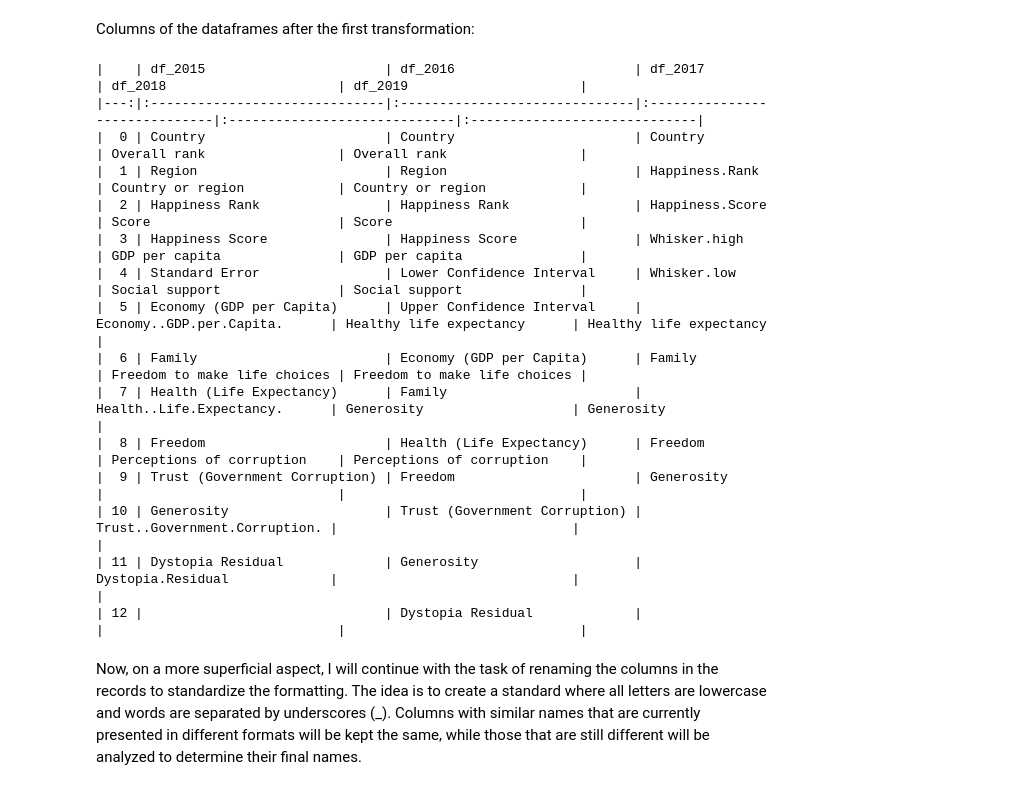
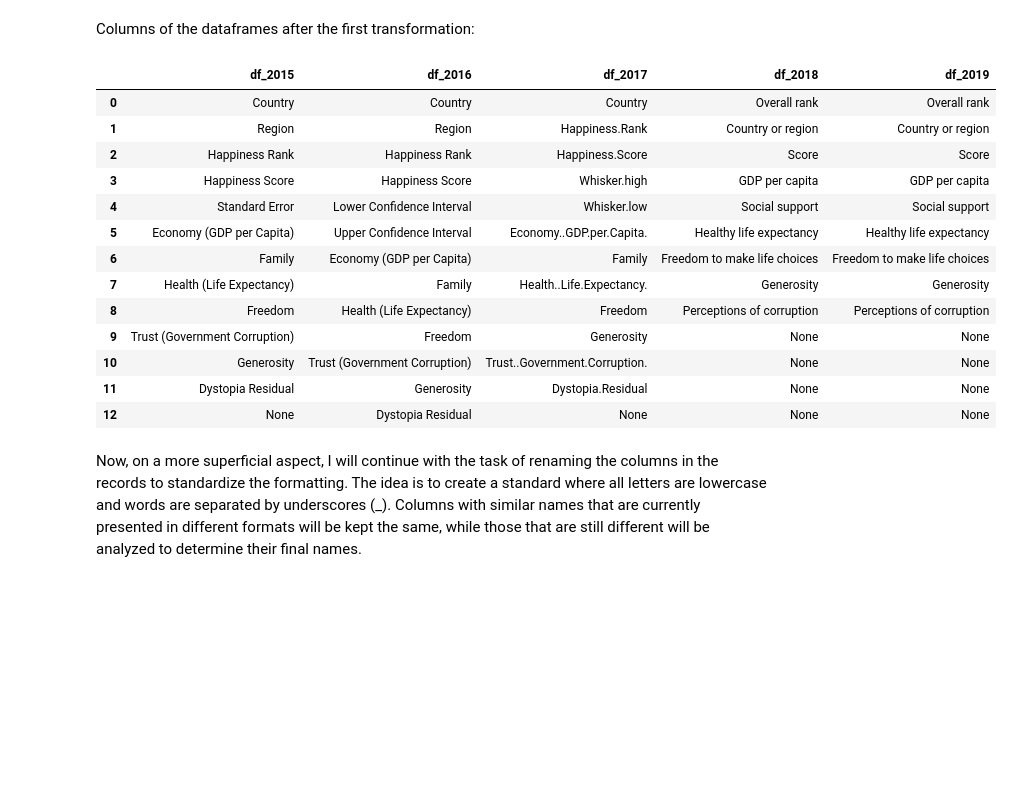
Before and after one commit to xilenAtenea/workshop003_etl, a Jupyter notebook: main/EDA.ipynb, the cells around one changed output. Cells and saved outputs as stored; diff of their text form; code cells hidden in the pictures; blank space fills up the shorter version.

Commit message:
Fixing EDA outputs

```diff
--- a/main/EDA.ipynb
+++ b/main/EDA.ipynb
@@ -222,36 +212,35 @@ Columns of the dataframes after the first transformation:
 # %%
 dataframes = {
     'df_2015': df_2015,
     'df_2016': df_2016,
     'df_2017': df_2017,
     'df_2018': df_2018,
     'df_2019': df_2019
 }
 
 columns_df=get_columns_compare(dataframes)
 
 # columns_compare = tabulate(columns_df, headers='keys', tablefmt='pretty', showindex=False)
 # print(columns_compare)
 
 # Enhancing the output for a more organized repository appearance.
-markdown_table = columns_df.to_markdown()
-print(markdown_table)
+# If you want a nicer output I invite you to uncomment the subsequent lines that print the output with tabulate.
+columns_df
 # %% [output]
-|    | df_2015                       | df_2016                       | df_2017                       | df_2018                      | df_2019                      |
-|---:|:------------------------------|:------------------------------|:------------------------------|:-----------------------------|:-----------------------------|
-|  0 | Country                       | Country                       | Country                       | Overall rank                 | Overall rank                 |
-|  1 | Region                        | Region                        | Happiness.Rank                | Country or region            | Country or region            |
-|  2 | Happiness Rank                | Happiness Rank                | Happiness.Score               | Score                        | Score                        |
-|  3 | Happiness Score               | Happiness Score               | Whisker.high                  | GDP per capita               | GDP per capita               |
-|  4 | Standard Error                | Lower Confidence Interval     | Whisker.low                   | Social support               | Social support               |
-|  5 | Economy (GDP per Capita)      | Upper Confidence Interval     | Economy..GDP.per.Capita.      | Healthy life expectancy      | Healthy life expectancy      |
-|  6 | Family                        | Economy (GDP per Capita)      | Family                        | Freedom to make life choices | Freedom to make life choices |
-|  7 | Health (Life Expectancy)      | Family                        | Health..Life.Expectancy.      | Generosity                   | Generosity                   |
-|  8 | Freedom                       | Health (Life Expectancy)      | Freedom                       | Perceptions of corruption    | Perceptions of corruption    |
-|  9 | Trust (Government Corruption) | Freedom                       | Generosity                    |                              |                              |
-| 10 | Generosity                    | Trust (Government Corruption) | Trust..Government.Corruption. |                              |                              |
-| 11 | Dystopia Residual             | Generosity                    | Dystopia.Residual             |                              |                              |
-| 12 |                               | Dystopia Residual             |                               |                              |                              |
+|  | df_2015 | df_2016 | df_2017 | df_2018 | df_2019 |
+| 0 | Country | Country | Country | Overall rank | Overall rank |
+| 1 | Region | Region | Happiness.Rank | Country or region | Country or region |
+| 2 | Happiness Rank | Happiness Rank | Happiness.Score | Score | Score |
+| 3 | Happiness Score | Happiness Score | Whisker.high | GDP per capita | GDP per capita |
+| 4 | Standard Error | Lower Confidence Interval | Whisker.low | Social support | Social support |
+| 5 | Economy (GDP per Capita) | Upper Confidence Interval | Economy..GDP.per.Capita. | Healthy life expectancy | Healthy life expectancy |
+| 6 | Family | Economy (GDP per Capita) | Family | Freedom to make life choices | Freedom to make life choices |
+| 7 | Health (Life Expectancy) | Family | Health..Life.Expectancy. | Generosity | Generosity |
+| 8 | Freedom | Health (Life Expectancy) | Freedom | Perceptions of corruption | Perceptions of corruption |
+| 9 | Trust (Government Corruption) | Freedom | Generosity | None | None |
+| 10 | Generosity | Trust (Government Corruption) | Trust..Government.Corruption. | None | None |
+| 11 | Dystopia Residual | Generosity | Dystopia.Residual | None | None |
+| 12 | None | Dystopia Residual | None | None | None |
 # %% [markdown]
 Now, on a more superficial aspect, I will continue with the task of renaming the columns in the records to standardize the formatting. The idea is to create a standard where all letters are lowercase and words are separated by underscores (_). Columns with similar names that are currently presented in different formats will be kept the same, while those that are still different will be analyzed to determine their final names.
 # %%
```
Also changed, not shown: parts of 6 cells of this notebook.
